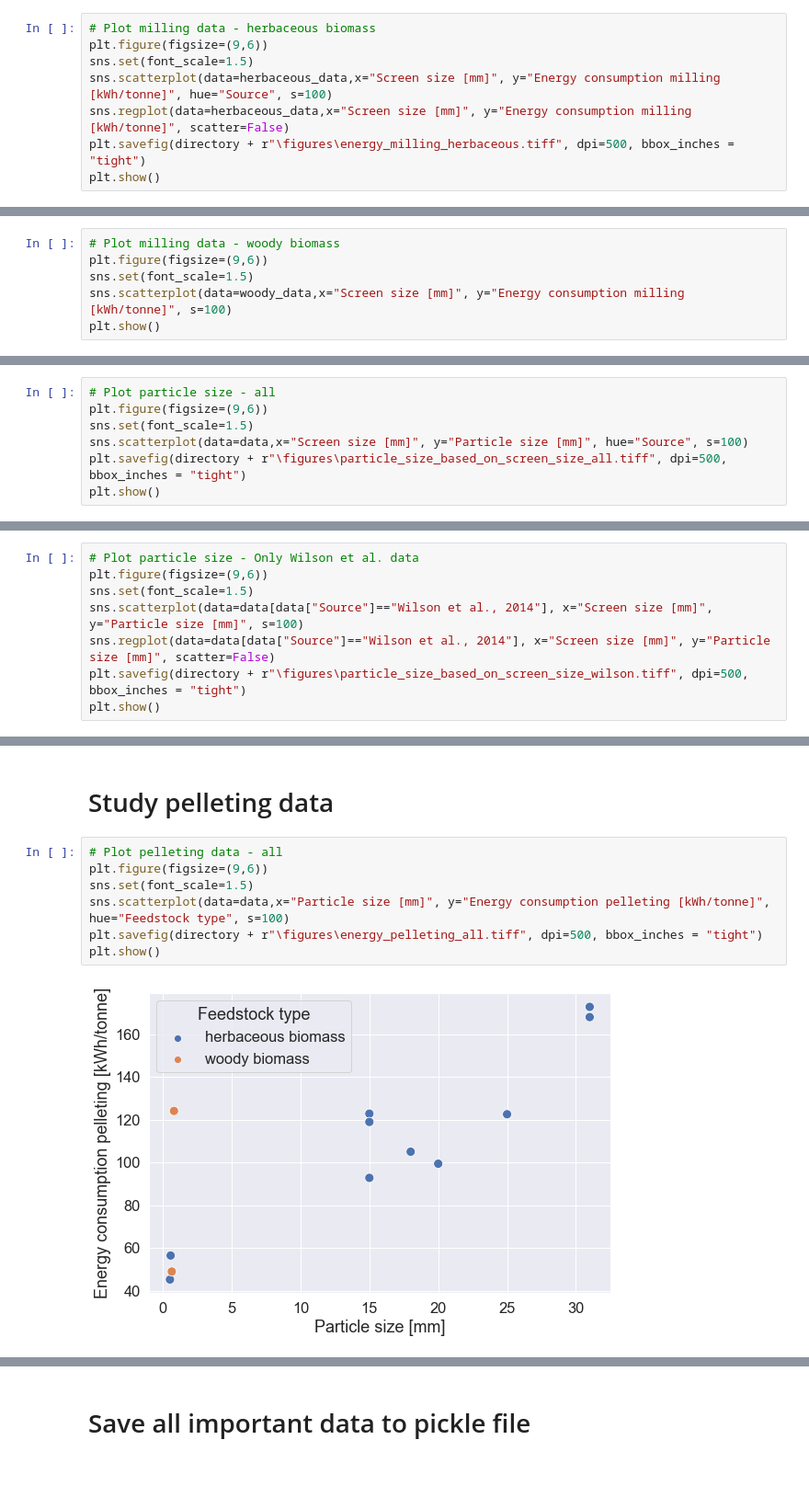
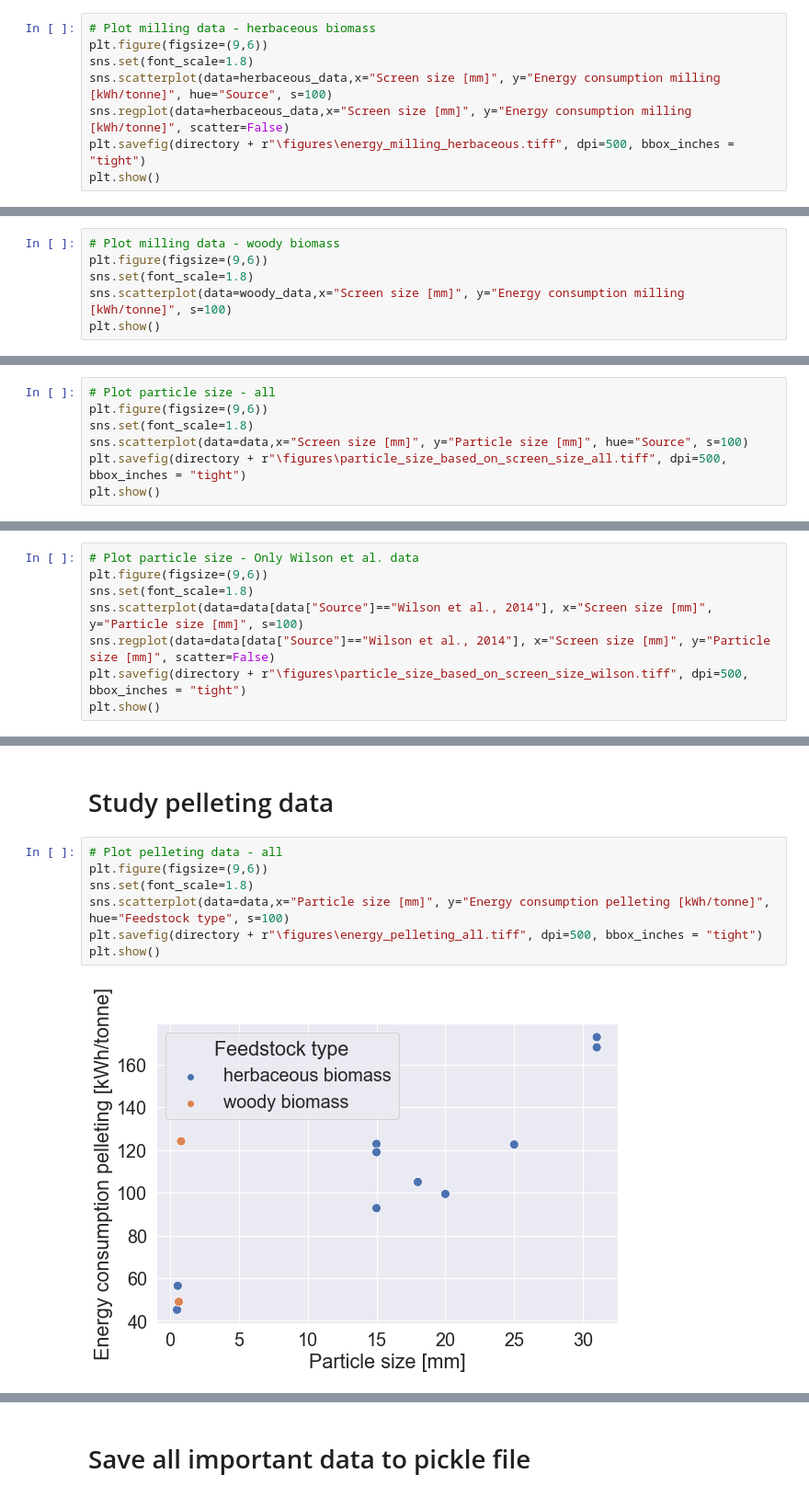
Before and after one commit to SimonAscher/Gasification_LCA_TEA, a Jupyter notebook: analysis/preliminary/milling_pelleting/milling_pelleting_energy_consumption_v1.ipynb, the cells around one changed output, grey strips where cells are left out. Shown at 92% size. Drawn from its saved outputs; the diff is of its cells as text; blank space fills up the shorter version.

```diff
--- a/analysis/preliminary/milling_pelleting/milling_pelleting_energy_consumption_v1.ipynb
+++ b/analysis/preliminary/milling_pelleting/milling_pelleting_energy_consumption_v1.ipynb
@@ -104,7 +110,7 @@ plt.show()
 # %%
 # Plot milling data - herbaceous biomass
 plt.figure(figsize=(9,6))
-sns.set(font_scale=1.5)
+sns.set(font_scale=1.8)
 sns.scatterplot(data=herbaceous_data,x="Screen size [mm]", y="Energy consumption milling [kWh/tonne]", hue="Source", s=100)
 sns.regplot(data=herbaceous_data,x="Screen size [mm]", y="Energy consumption milling [kWh/tonne]", scatter=False)
 plt.savefig(directory + r"\figures\energy_milling_herbaceous.tiff", dpi=500, bbox_inches = "tight")
@@ -114,7 +120,7 @@ plt.show()
 # %%
 # Plot milling data - woody biomass
 plt.figure(figsize=(9,6))
-sns.set(font_scale=1.5)
+sns.set(font_scale=1.8)
 sns.scatterplot(data=woody_data,x="Screen size [mm]", y="Energy consumption milling [kWh/tonne]", s=100)
 plt.show()
 # %% [output]
@@ -144,7 +151,7 @@ Approximate difference in energy consumption: 22.753231168950613
 # %%
 # Plot particle size - all
 plt.figure(figsize=(9,6))
-sns.set(font_scale=1.5)
+sns.set(font_scale=1.8)
 sns.scatterplot(data=data,x="Screen size [mm]", y="Particle size [mm]", hue="Source", s=100)
 plt.savefig(directory + r"\figures\particle_size_based_on_screen_size_all.tiff", dpi=500, bbox_inches = "tight")
 plt.show()
@@ -153,7 +160,7 @@ plt.show()
 # %%
 # Plot particle size - Only Wilson et al. data
 plt.figure(figsize=(9,6))
-sns.set(font_scale=1.5)
+sns.set(font_scale=1.8)
 sns.scatterplot(data=data[data["Source"]=="Wilson et al., 2014"], x="Screen size [mm]", y="Particle size [mm]", s=100)
 sns.regplot(data=data[data["Source"]=="Wilson et al., 2014"], x="Screen size [mm]", y="Particle size [mm]", scatter=False)
 plt.savefig(directory + r"\figures\particle_size_based_on_screen_size_wilson.tiff", dpi=500, bbox_inches = "tight")
@@ -172,12 +180,12 @@ Labels: {'x_label': 'Screen size [mm]', 'y_label': 'Particle size [mm]'}
 # %%
 # Plot pelleting data - all
 plt.figure(figsize=(9,6))
-sns.set(font_scale=1.5)
+sns.set(font_scale=1.8)
 sns.scatterplot(data=data,x="Particle size [mm]", y="Energy consumption pelleting [kWh/tonne]", hue="Feedstock type", s=100)
 plt.savefig(directory + r"\figures\energy_pelleting_all.tiff", dpi=500, bbox_inches = "tight")
 plt.show()
 # %% [output]
-[figure, old version]
+[figure, new version]
 # %%
 # Plot pelleting data - herbaceous
 plt.figure(figsize=(9,6))
```
Also changed, not shown: parts of 12 cells of this notebook, 12 other files.
